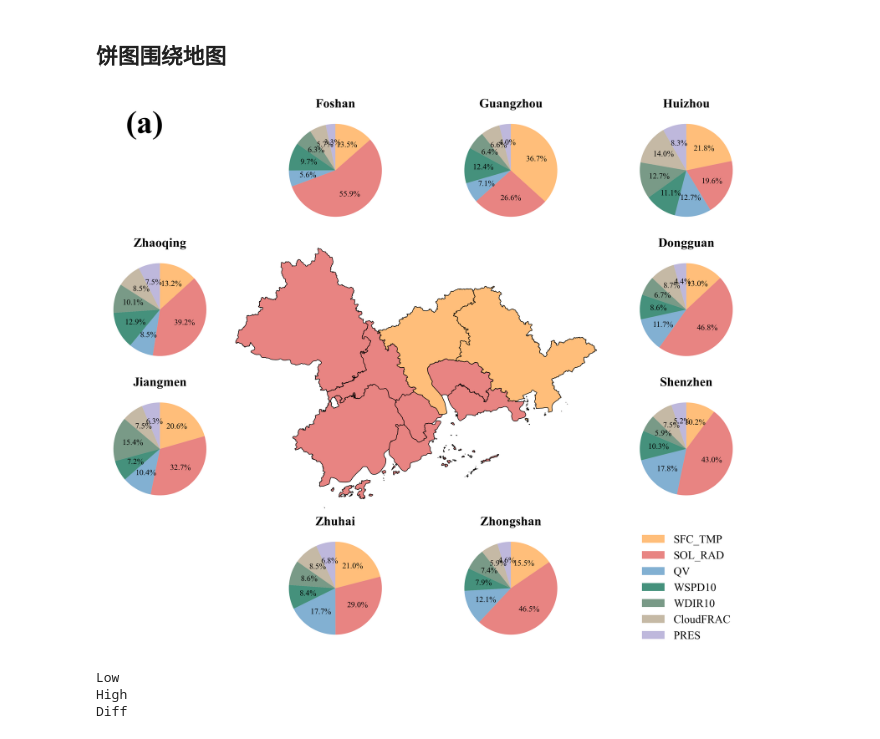
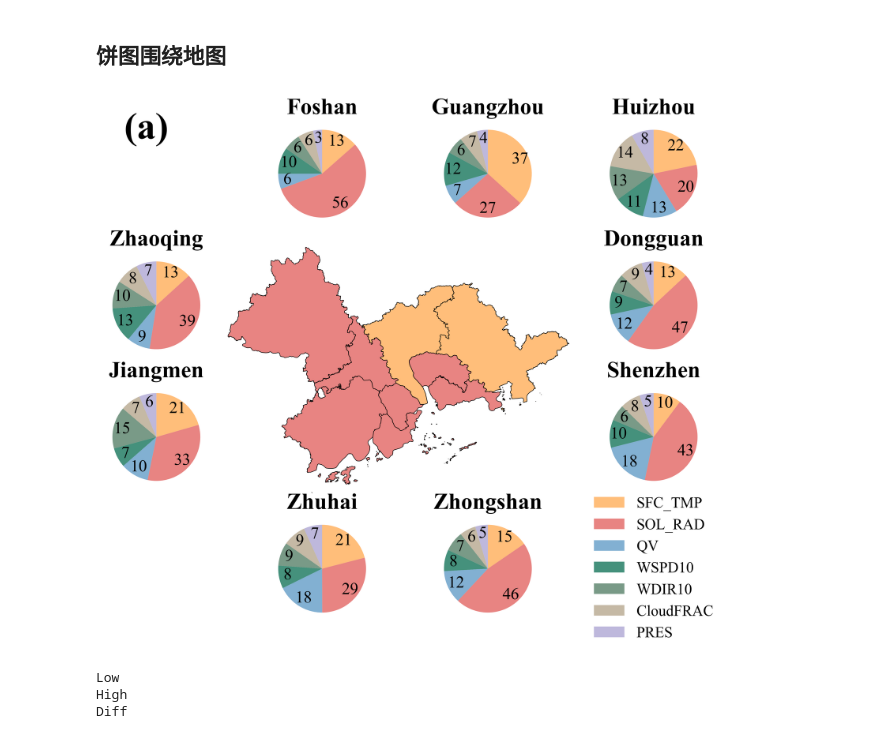
Before and after one commit to Iphisxu/MasterGRAD-Annually, a Jupyter notebook: scripts/Contributions/RandomForest/plot_cities_pie.ipynb, the cells around one changed output. Cells and saved outputs as stored; diff of their text form; code cells hidden in the pictures.

```diff
--- a/scripts/Contributions/RandomForest/plot_cities_pie.ipynb
+++ b/scripts/Contributions/RandomForest/plot_cities_pie.ipynb
@@ -209,13 +209,12 @@ city_position = {
 }
 # %%
 pie_dict = dict(
-    labels=None,autopct='%.1f%%',
+    labels=None,autopct='%.0f',
     startangle=90,counterclock=False,
     colors=custom_colors,
+    pctdistance=0.8,
+    textprops={'fontsize': 22},
 )
-    # labeldistance=0.5,
-    # pctdistance=0.4,
-    # explode=[0,0.1,0,0,0,0,0],
 
 
 fig = plt.figure(figsize=(15, 12), dpi=300)
@@ -226,37 +225,37 @@ ax_map.set_extent([111.2, 115.5, 21.4, 24.5], ccrs.PlateCarree())
 ax_map.set_position([0.28,0.28,0.44,0.44])
 
 # 添加城市边界线
 for city in citylist:
     ax_map.add_feature(cfeat.ShapelyFeature(
         shps[city].geometries(), ccrs.PlateCarree(),
         facecolor=city_color_low[city], edgecolor='k'
         ), linewidth=0.7)
 ax_map.axis('off')
 
 # 创建饼图子图网格
 ax_pie_grid = plt.GridSpec(4, 4, figure=fig, hspace=0.2, wspace=0.2)
 
 # 在最外圈位置创建饼图
 for i, city in enumerate(citylist):
     # 创建饼图子图
     outer_row = city_position[city][0]
     outer_col = city_position[city][1]
     ax_pie = fig.add_subplot(ax_pie_grid[outer_row, outer_col], aspect='equal')
 
     # 绘制饼图
     pie = ax_pie.pie(dfs[city].loc[variants, 'Low'], **pie_dict)
-    ax_pie.set_title(city,fontweight='bold',fontsize=16)
+    ax_pie.set_title(city,fontweight='bold',fontsize=30)
 
 ax_legend = fig.add_subplot(ax_pie_grid[3, 3], aspect='equal')
 for var in variants:
     ax_legend.bar(0, 0, color=factor_color[var], label=var)
-ax_legend.legend(loc='center',frameon=False,fontsize=14)
+ax_legend.legend(loc='center',frameon=False,fontsize=20)
 ax_legend.axis('off')
 
-plt.text(0.17,0.85,'(a)',fontsize=40,fontweight='bold',transform=fig.transFigure)
+plt.text(0.17,0.85,'(a)',fontsize=50,fontweight='bold',transform=fig.transFigure)
 plt.show()
 # %% [output]
-[figure, old version]
+[figure, new version]
 # %%
 outpath = '../../../figures/贡献值/RandomForest/pie_map_QV/'
 items = ['Low','High','Diff']
```
Also changed, not shown: parts of 1 cell of this notebook, 1 other file.
